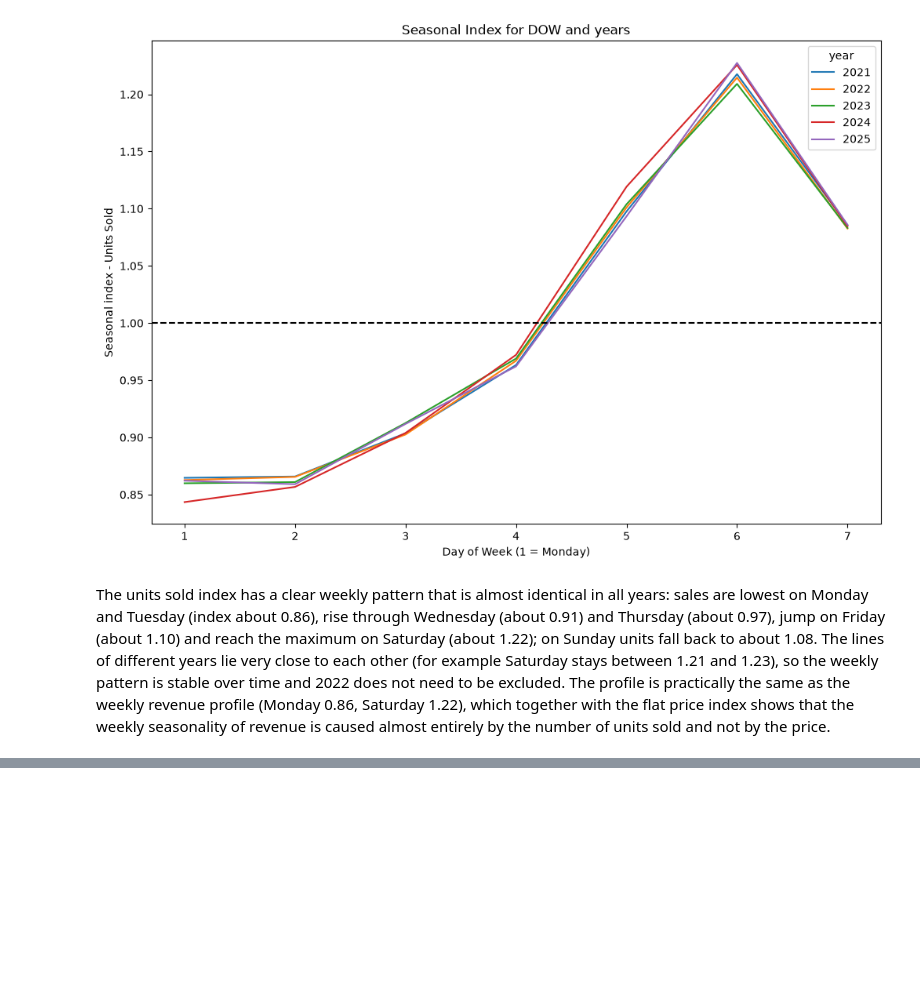
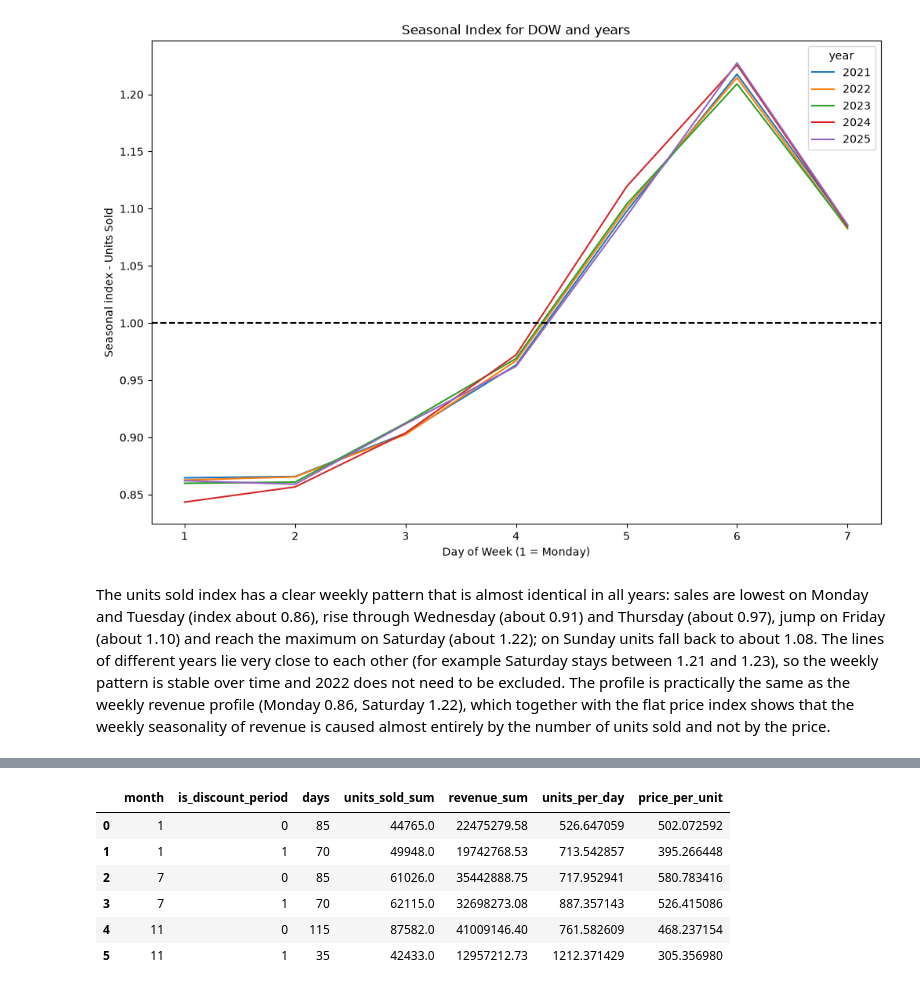
Before and after one commit to Grzegosh/sku_prediction, a Jupyter notebook: EDA.ipynb, the cells around one changed output, grey strips where cells are left out. Cells and saved outputs as stored; diff of their text form; code cells hidden in the pictures; blank space fills up the shorter version.

```diff
--- a/EDA.ipynb
+++ b/EDA.ipynb
@@ -95,6 +95,7 @@ def calculate_slope_and_intercept(
 # %%
 fact_sales_agg_daily_calendar = calculate_rolling_mean(fact_sales_agg_daily_calendar, 7, 7, 'revenue', group_by_column='date')
 fact_sales_agg_daily_calendar = calculate_rolling_mean(fact_sales_agg_daily_calendar, 30, 30, 'revenue', group_by_column='date')
+fact_sales_agg_daily_calendar = calculate_rolling_mean(fact_sales_agg_daily_calendar, 7, 7, 'units_sold', group_by_column='date')
 # %%
 slope_reg, intercept_reg = calculate_slope_and_intercept(
     fact_sales_agg_daily_calendar,
@@ -969,0 +1048,27 @@ The units sold index has a clear weekly pattern that is almost identical in all
+# %%
+# Promo vs non-promo days within the same month: units per day and weighted price.
+promo_days_df = fact_sales_agg_daily_calendar.loc[
+    fact_sales_agg_daily_calendar['month'].isin([1, 7, 11]),
+    ['month', 'is_discount_period', 'units_sold', 'revenue']
+]
+
+promo_month_df = promo_days_df.groupby(
+    ['month', 'is_discount_period']
+).agg(
+    days = ('units_sold', 'size'),
+    units_sold_sum = ('units_sold', 'sum'),
+    revenue_sum = ('revenue', 'sum')
+).reset_index()
+
+promo_month_df['units_per_day'] = promo_month_df['units_sold_sum'] / promo_month_df['days']
+promo_month_df['price_per_unit'] = promo_month_df['revenue_sum'] / promo_month_df['units_sold_sum']
+
+promo_month_df
+# %% [output]
+|  | month | is_discount_period | days | units_sold_sum | revenue_sum | units_per_day | price_per_unit |
+| 0 | 1 | 0 | 85 | 44765.0 | 22475279.58 | 526.647059 | 502.072592 |
+| 1 | 1 | 1 | 70 | 49948.0 | 19742768.53 | 713.542857 | 395.266448 |
+| 2 | 7 | 0 | 85 | 61026.0 | 35442888.75 | 717.952941 | 580.783416 |
+| 3 | 7 | 1 | 70 | 62115.0 | 32698273.08 | 887.357143 | 526.415086 |
+| 4 | 11 | 0 | 115 | 87582.0 | 41009146.40 | 761.582609 | 468.237154 |
+| 5 | 11 | 1 | 35 | 42433.0 | 12957212.73 | 1212.371429 | 305.356980 |
```
Also changed, not shown: parts of 11 cells of this notebook.
